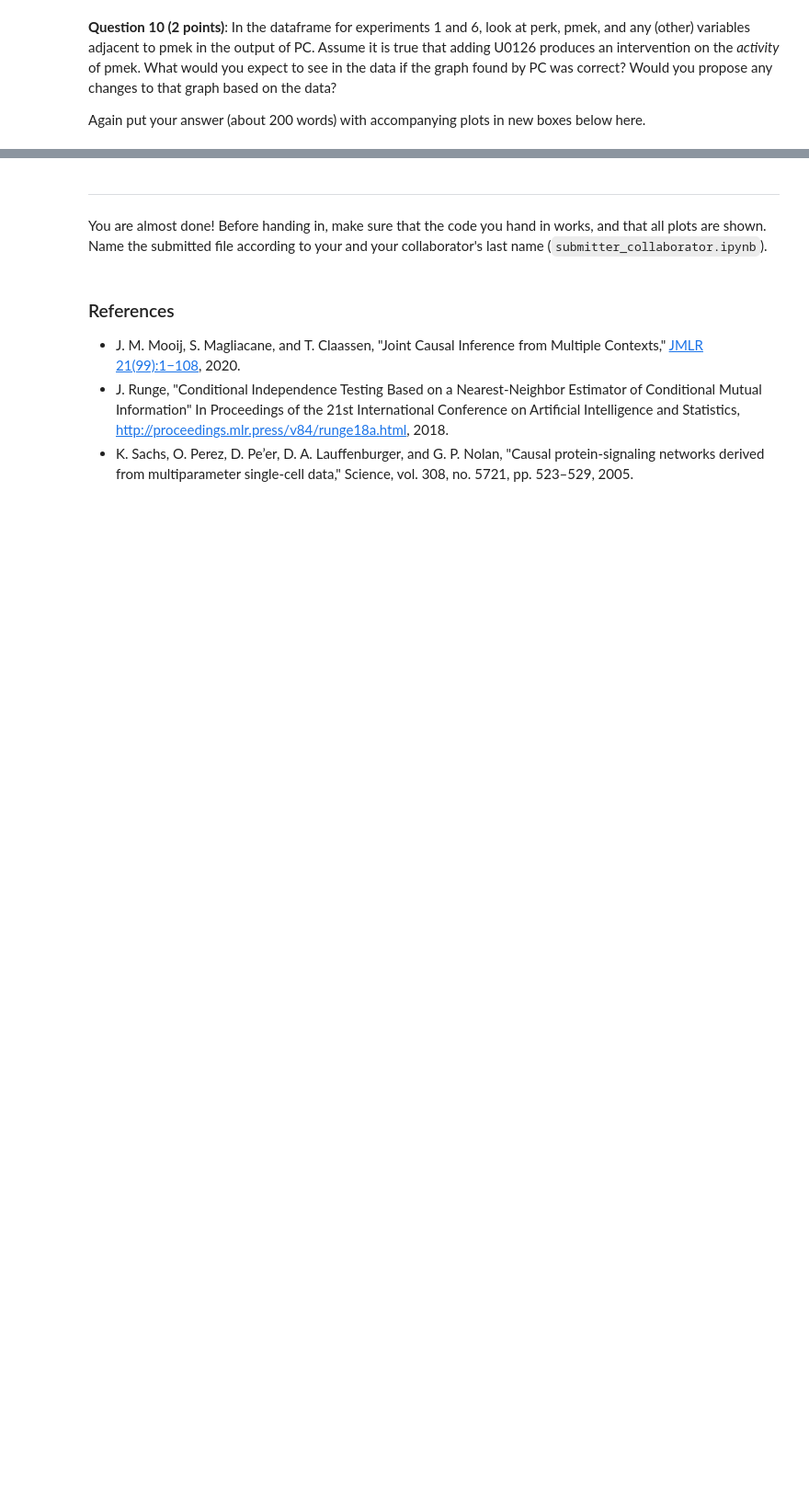
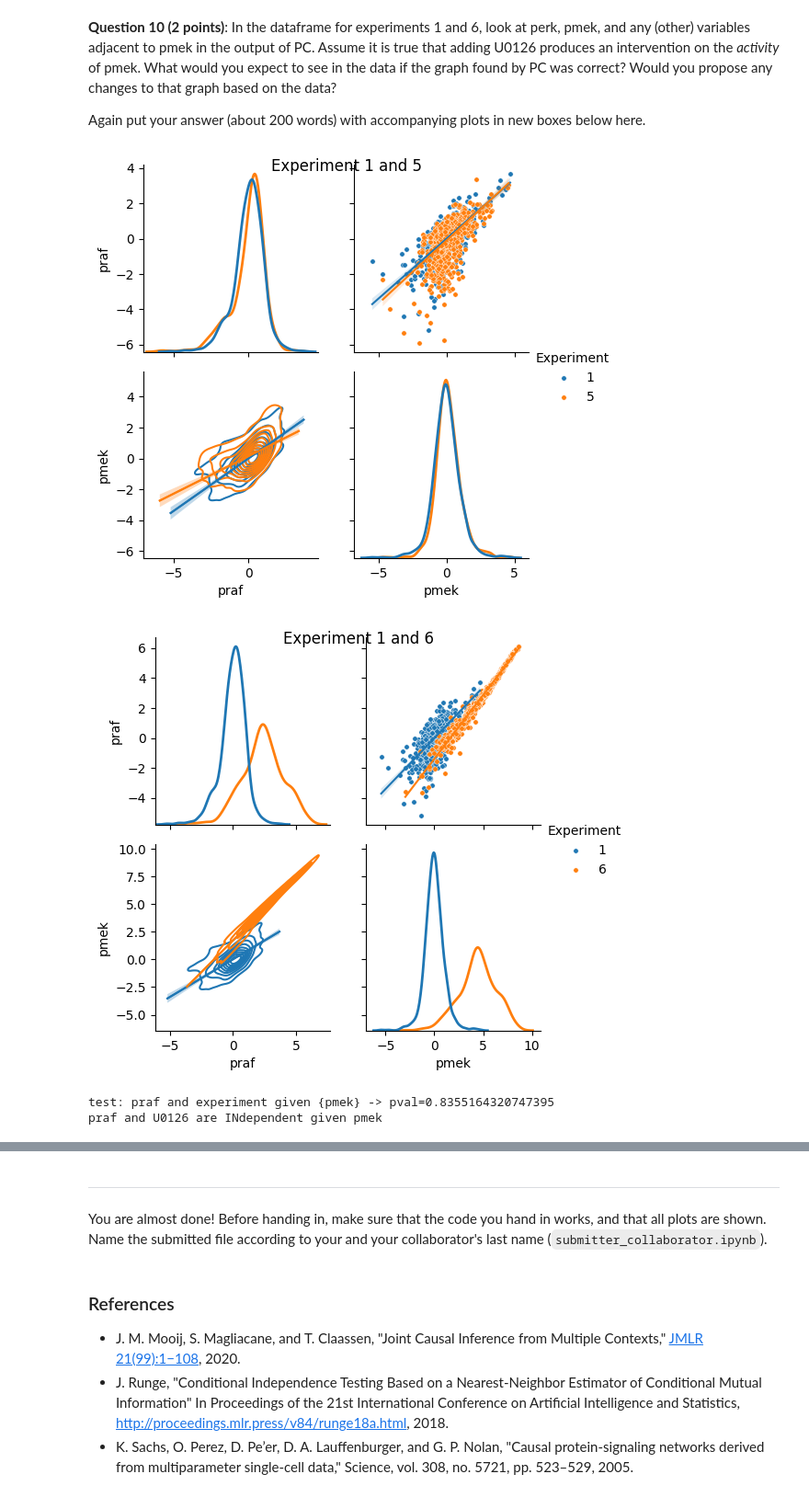
Before and after one commit to FelixCeard/Advanced-Machine-Learning, a Jupyter notebook: Group22_Ass4/AML_assignment4.ipynb, the cells around one changed output, grey strips where cells are left out. Shown at 92% size. Saved outputs shown, nothing was run; the diff lists cells and outputs as text; code cells hidden in the pictures; blank space fills up the shorter version.

```diff
--- a/Group22_Ass4/AML_assignment4.ipynb
+++ b/Group22_Ass4/AML_assignment4.ipynb
@@ -561,3 +754,57 @@ Insert one or more markdown and code boxes below here to give your answer and th
 **Question 10 (2 points)**: In the dataframe for experiments 1 and 6, look at perk, pmek, and any (other) variables adjacent to pmek in the output of PC. Assume it is true that adding U0126 produces an intervention on the *activity* of pmek. What would you expect to see in the data if the graph found by PC was correct? Would you propose any changes to that graph based on the data?
 
 Again put your answer (about 200 words) with accompanying plots in new boxes below here.
+# %%
+# Visualization of the joint distributions of the Variables connected in the graph returned by the PC algorithm
+
+subsets = [
+    # ['PIP2', 'PIP3'],
+    # ['pjnk', 'PKC', 'P38'],
+    # ['pakts473', "PKA", "perk"],
+    ['praf', 'pmek']
+]
+
+for subset in subsets:
+    # for experiment 1 - 5
+    data_df = df_experiments_1_to_5[subset + ['experiment']]
+    g = sns.PairGrid(data_df, hue='experiment', diag_sharey=False, palette='tab10')
+    g.map_upper(lambda x, y, **kwargs: sns.scatterplot(x=x, y=y, s=15, **kwargs))
+    g.map_upper(lambda x, y, **kwargs: sns.regplot(x=x, y=y, scatter=False, truncate=True, line_kws={'lw':1.5}))
+    g.map_lower(lambda x, y, **kwargs: sns.kdeplot(x=x, y=y))
+
+    for exp in data_df['experiment'].unique():
+        g.map_lower(lambda x, y, **kwargs: sns.regplot(x=x, y=y, scatter=False, truncate=True, line_kws={'lw':1.5, 'color': kwargs['color']}))
+    g.map_diag(sns.kdeplot, lw=2)
+    plt.gcf().suptitle(f'Experiment 1 and 5')
+    g.add_legend(title="Experiment")
+
+
+    # for experiment 1 - 6
+    data_df = df_experiments_1_to_6[subset + ['experiment']]
+    g = sns.PairGrid(data_df, hue='experiment', diag_sharey=False, palette='tab10')
+    g.map_upper(lambda x, y, **kwargs: sns.scatterplot(x=x, y=y, s=15, **kwargs))
+    g.map_upper(lambda x, y, **kwargs: sns.regplot(x=x, y=y, scatter=False, truncate=True, line_kws={'lw':1.5}))
+    g.map_lower(lambda x, y, **kwargs: sns.kdeplot(x=x, y=y))
+
+    for exp in data_df['experiment'].unique():
+        g.map_lower(lambda x, y, **kwargs: sns.regplot(x=x, y=y, scatter=False, truncate=True, line_kws={'lw':1.5, 'color': kwargs['color']}))
+    g.map_diag(sns.kdeplot, lw=2)
+    plt.gcf().suptitle(f'Experiment 1 and 6')
+    g.add_legend(title="Experiment")
+
+    plt.show()
+# %% [output]
+[figure, added]
+[figure, added]
+# %%
+# independence test
+alpha = 0.05
+indep_tester = IndependenceTester(df_experiments_1_to_5[['praf', 'pmek', 'experiment']], alpha=alpha, verbose=2)
+indep = indep_tester.test_independence(x=0, y=2, S=[1])
+if indep:
+    print("praf and U0126 are INdependent given pmek")
+else:
+    print("praf and U0126 are DEPENDENT given pmek")
+# %% [output]
+test: praf and experiment given {pmek} -> pval=0.8355164320747395
+praf and U0126 are INdependent given pmek
```
Also changed, not shown: parts of 18 cells of this notebook, 19 other files.
